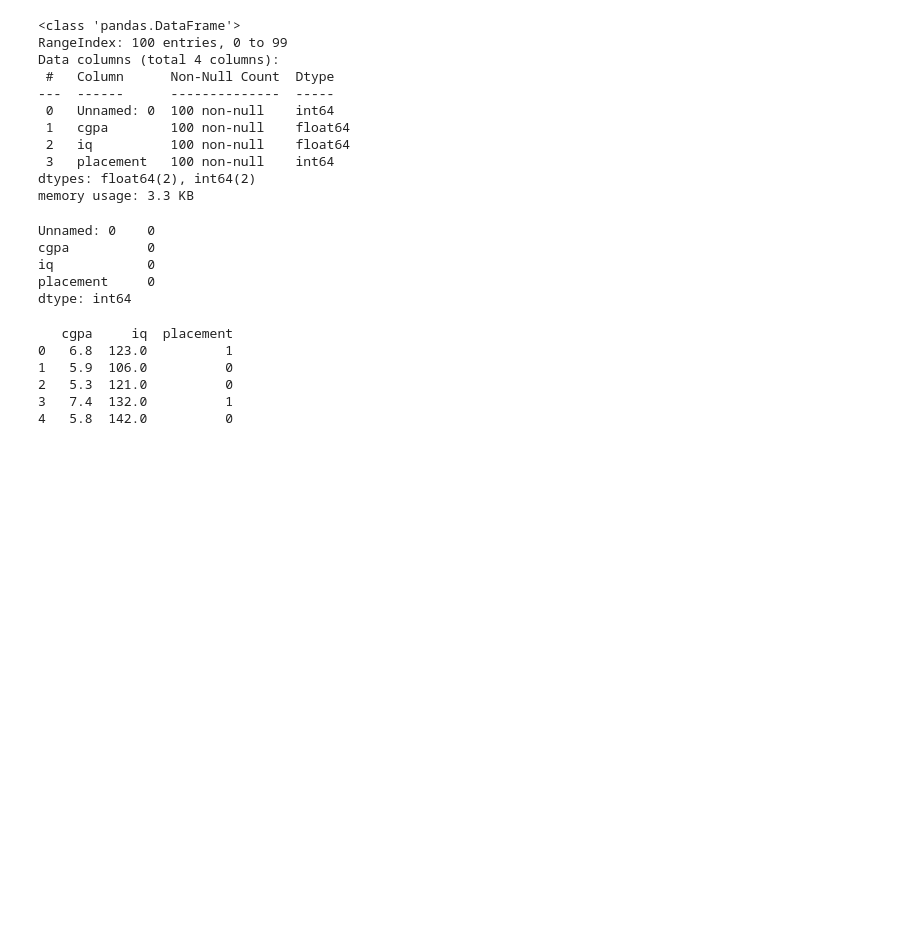
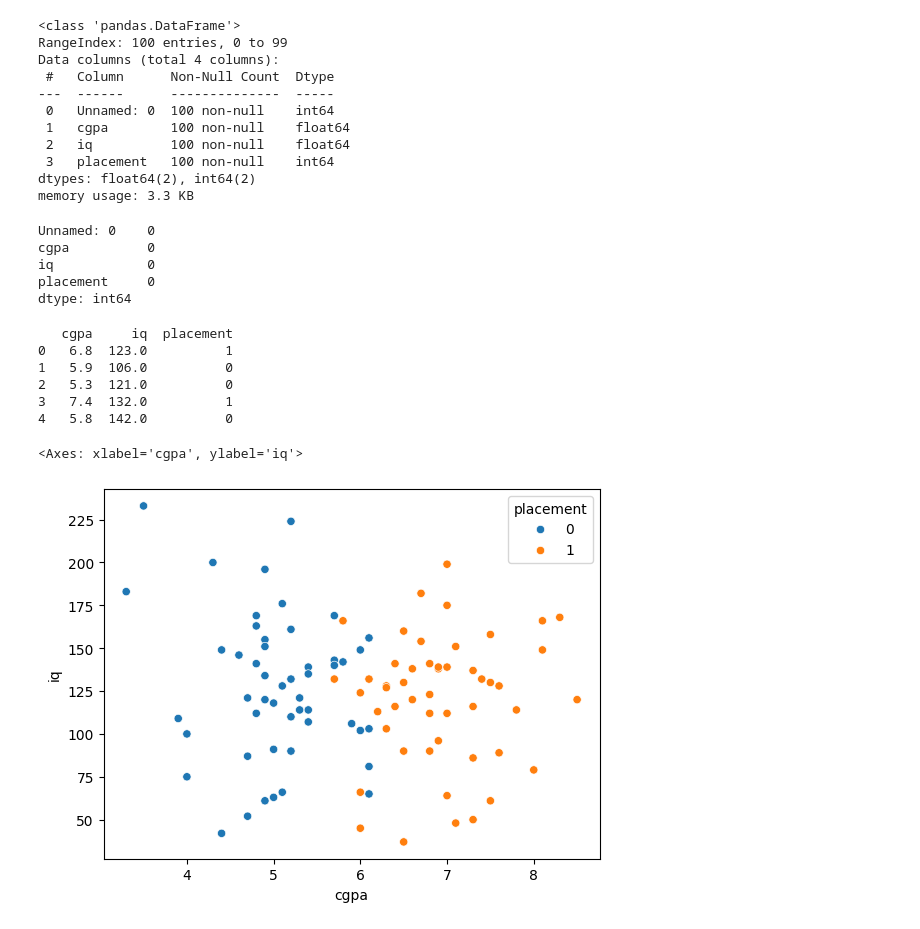
Before and after one commit to AryanGoyal17/e2e-placement-predictor, a Jupyter notebook: notebooks/01_data_preprocessing.ipynb, the cells around one changed output. Saved outputs shown, nothing was run; the diff lists cells and outputs as text; code cells hidden in the pictures; blank space fills up the shorter version.

Commit message:
feat: Plotted a scatter-plot to understand data-distribution

```diff
--- a/notebooks/01_data_preprocessing.ipynb
+++ b/notebooks/01_data_preprocessing.ipynb
@@ -53,3 +62,12 @@ print(df.head())
 2   5.3  121.0          0
 3   7.4  132.0          1
 4   5.8  142.0          0
+# %%
+#Step-4 --- EDA
+
+#Plotting a scatter-plot using matplotlib to understand distribution of data
+
+sns.scatterplot(x = 'cgpa', y = 'iq', hue = 'placement', data=df)
+# %% [output]
+<Axes: xlabel='cgpa', ylabel='iq'>
+[figure, added]
```
Also changed, not shown: parts of 4 cells of this notebook.
